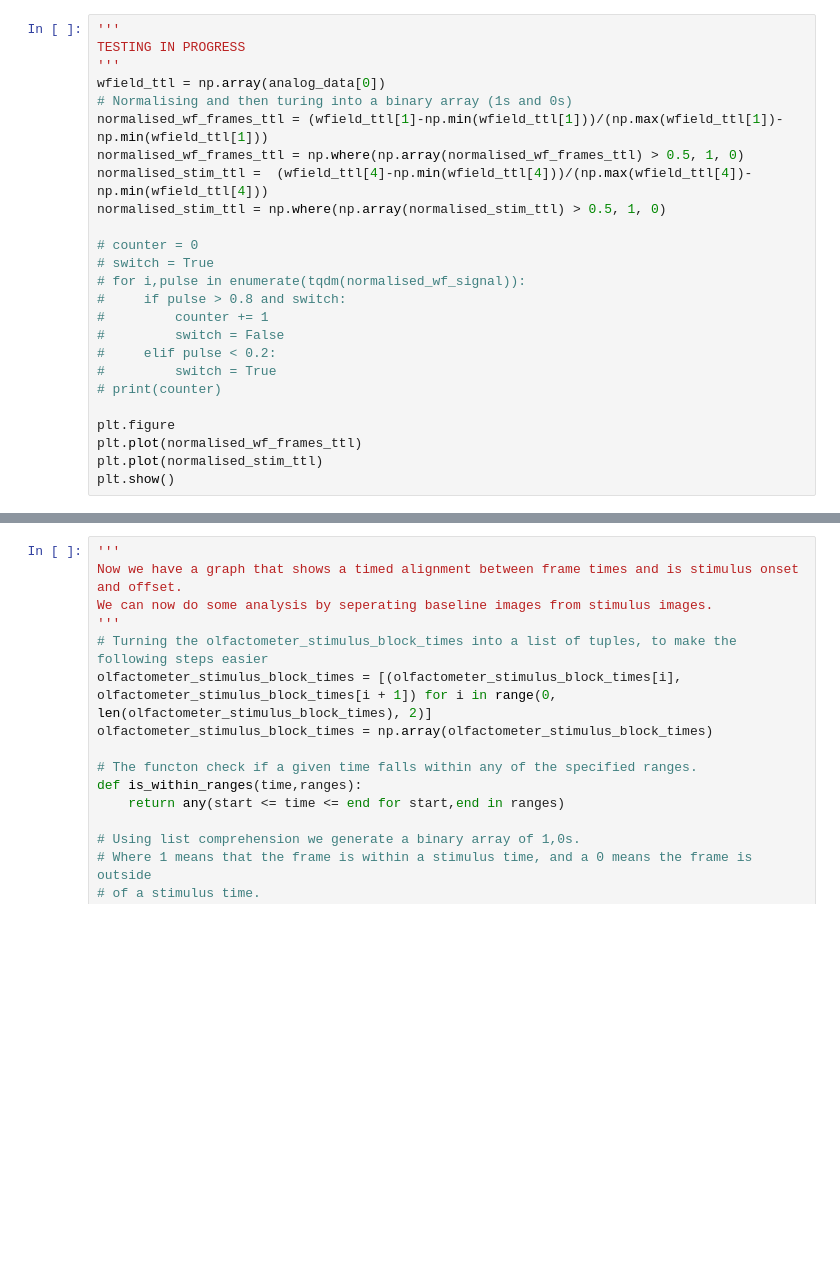
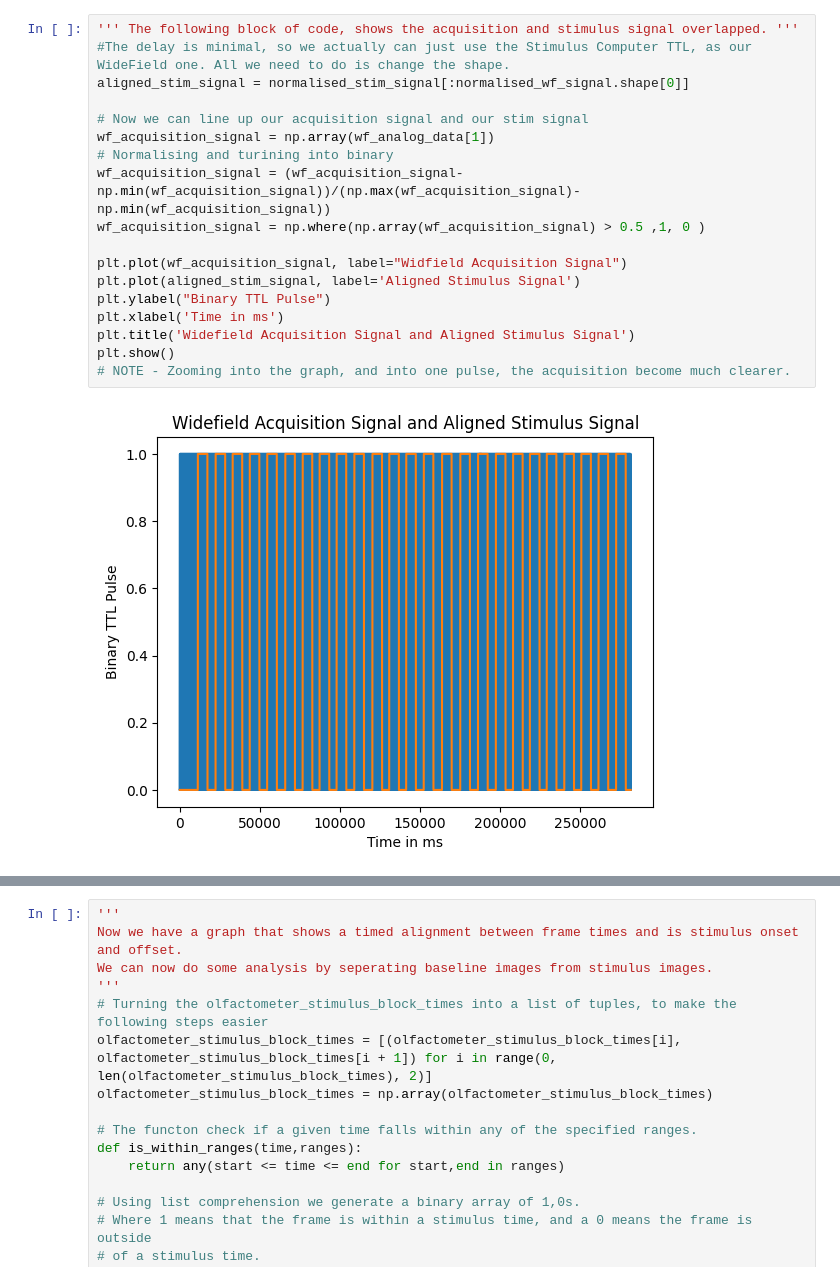
Before and after one commit to BruneBettler/wfield_pipeline, a Jupyter notebook: wfield_jupyter_tester.ipynb, the cells around one changed output, grey strips where cells are left out. Cells and saved outputs as stored; diff of their text form; blank space fills up the shorter version.

```diff
--- a/wfield_jupyter_tester.ipynb
+++ b/wfield_jupyter_tester.ipynb
@@ -186,28 +180,23 @@ plot_delay_histogram(delays)
-# %%
-'''
-TESTING IN PROGRESS
-'''
-wfield_ttl = np.array(analog_data[0])
-# Normalising and then turing into a binary array (1s and 0s)
-normalised_wf_frames_ttl = (wfield_ttl[1]-np.min(wfield_ttl[1]))/(np.max(wfield_ttl[1])-np.min(wfield_ttl[1]))
-normalised_wf_frames_ttl = np.where(np.array(normalised_wf_frames_ttl) > 0.5, 1, 0)
-normalised_stim_ttl =  (wfield_ttl[4]-np.min(wfield_ttl[4]))/(np.max(wfield_ttl[4])-np.min(wfield_ttl[4]))
-normalised_stim_ttl = np.where(np.array(normalised_stim_ttl) > 0.5, 1, 0)
-
-# counter = 0
-# switch = True
-# for i,pulse in enumerate(tqdm(normalised_wf_signal)):
-#     if pulse > 0.8 and switch:
-#         counter += 1
-#         switch = False
-#     elif pulse < 0.2:
-#         switch = True
-# print(counter)
-
-plt.figure
-plt.plot(normalised_wf_frames_ttl)
-plt.plot(normalised_stim_ttl)
-plt.show()
+# %%
+''' The following block of code, shows the acquisition and stimulus signal overlapped. '''
+#The delay is minimal, so we actually can just use the Stimulus Computer TTL, as our WideField one. All we need to do is change the shape.
+aligned_stim_signal = normalised_stim_signal[:normalised_wf_signal.shape[0]]
+
+# Now we can line up our acquisition signal and our stim signal
+wf_acquisition_signal = np.array(wf_analog_data[1])
+# Normalising and turining into binary
+wf_acquisition_signal = (wf_acquisition_signal-np.min(wf_acquisition_signal))/(np.max(wf_acquisition_signal)-np.min(wf_acquisition_signal))
+wf_acquisition_signal = np.where(np.array(wf_acquisition_signal) > 0.5 ,1, 0 )
+
+plt.plot(wf_acquisition_signal, label="Widfield Acquisition Signal")
+plt.plot(aligned_stim_signal, label='Aligned Stimulus Signal')
+plt.ylabel("Binary TTL Pulse")
+plt.xlabel('Time in ms')
+plt.title('Widefield Acquisition Signal and Aligned Stimulus Signal')
+plt.show()
+# NOTE - Zooming into the graph, and into one pulse, the acquisition become much clearer.
+# %% [output]
+[figure, added]
 # %%
 '''
 We have to solve the following problem, the widefield computer saves aquisition time in matlab's datetime.datenum function. Which uses
```
Also changed, not shown: parts of 3 cells of this notebook.
